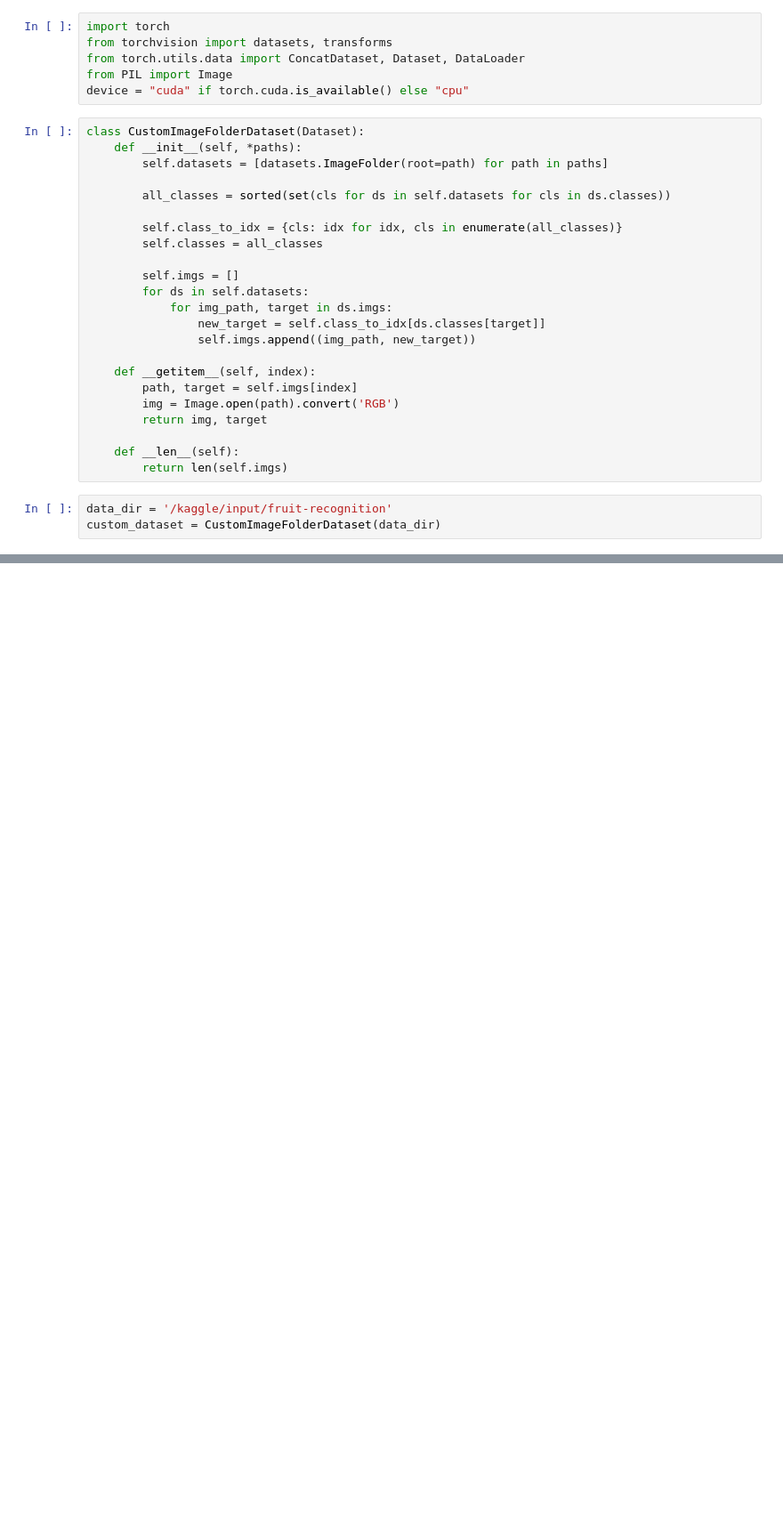
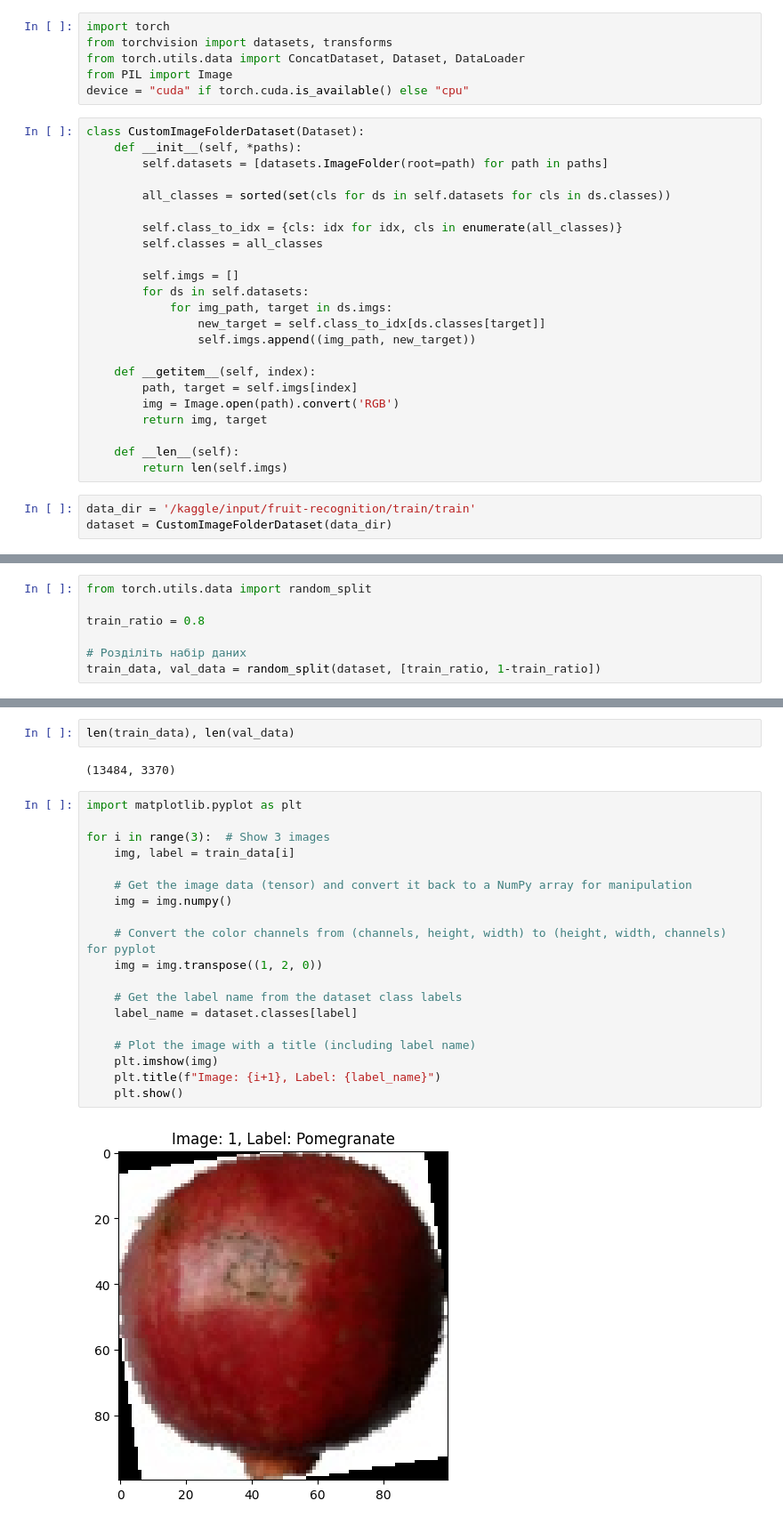
Before and after one commit to shaya-686/AI, a Jupyter notebook: fruit-classification.ipynb, the cells around one changed output, grey strips where cells are left out. Shown at 89% size. Cells and saved outputs as stored; diff of their text form; blank space fills up the shorter version.

Commit message:
Kaggle Notebook | fruit_classification | Version 2

```diff
--- a/fruit-classification.ipynb
+++ b/fruit-classification.ipynb
@@ -28,6 +28,6 @@ class CustomImageFolderDataset(Dataset):
     def __len__(self):
         return len(self.imgs)
 # %%
-data_dir = '/kaggle/input/fruit-recognition'
-custom_dataset = CustomImageFolderDataset(data_dir)
+data_dir = '/kaggle/input/fruit-recognition/train/train'
+dataset = CustomImageFolderDataset(data_dir)
 # %%
@@ -36,0 +57,7 @@ custom_dataset.classes
+# %%
+from torch.utils.data import random_split
+
+train_ratio = 0.8
+
+# Розділіть набір даних
+train_data, val_data = random_split(dataset, [train_ratio, 1-train_ratio])
@@ -36,0 +96,25 @@ custom_dataset.classes
+# %%
+len(train_data), len(val_data)
+# %% [output]
+(13484, 3370)
+# %%
+import matplotlib.pyplot as plt
+
+for i in range(3):  # Show 3 images
+    img, label = train_data[i]
+
+    # Get the image data (tensor) and convert it back to a NumPy array for manipulation
+    img = img.numpy()
+
+    # Convert the color channels from (channels, height, width) to (height, width, channels) for pyplot
+    img = img.transpose((1, 2, 0))
+
+    # Get the label name from the dataset class labels
+    label_name = dataset.classes[label]
+
+    # Plot the image with a title (including label name)
+    plt.imshow(img)
+    plt.title(f"Image: {i+1}, Label: {label_name}")
+    plt.show()
+# %% [output]
+[figure, added]
```
Also changed, not shown: parts of 4 cells of this notebook.
